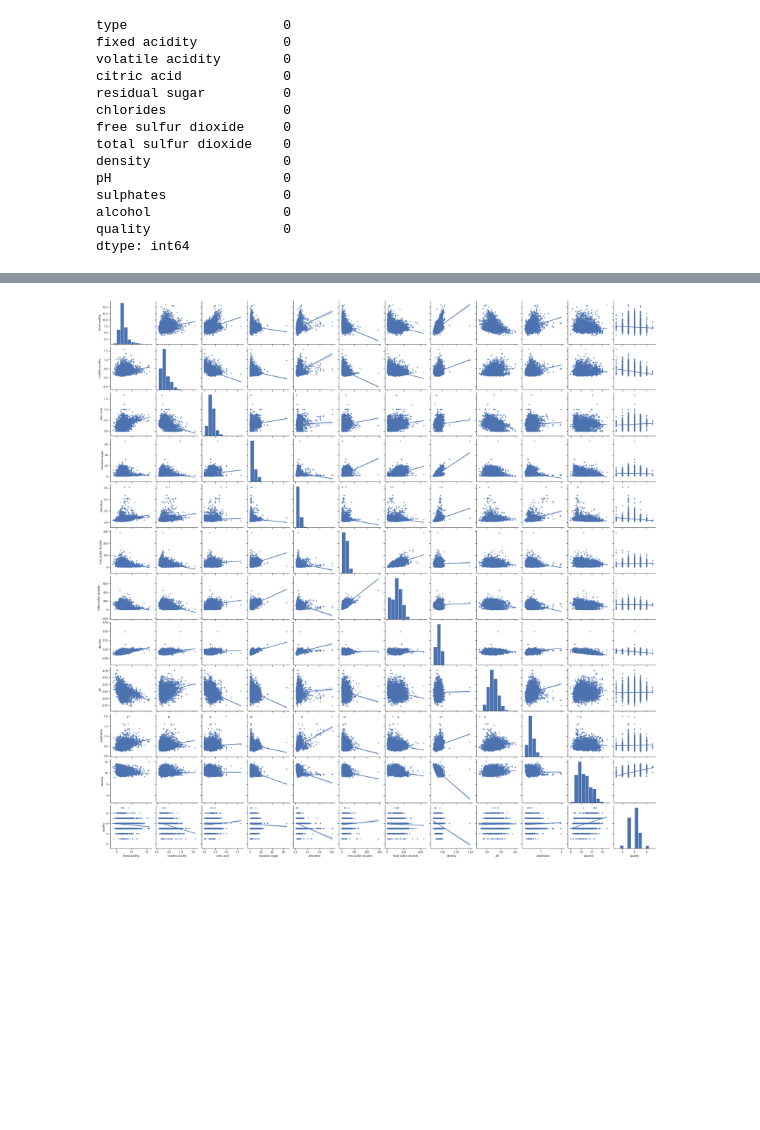
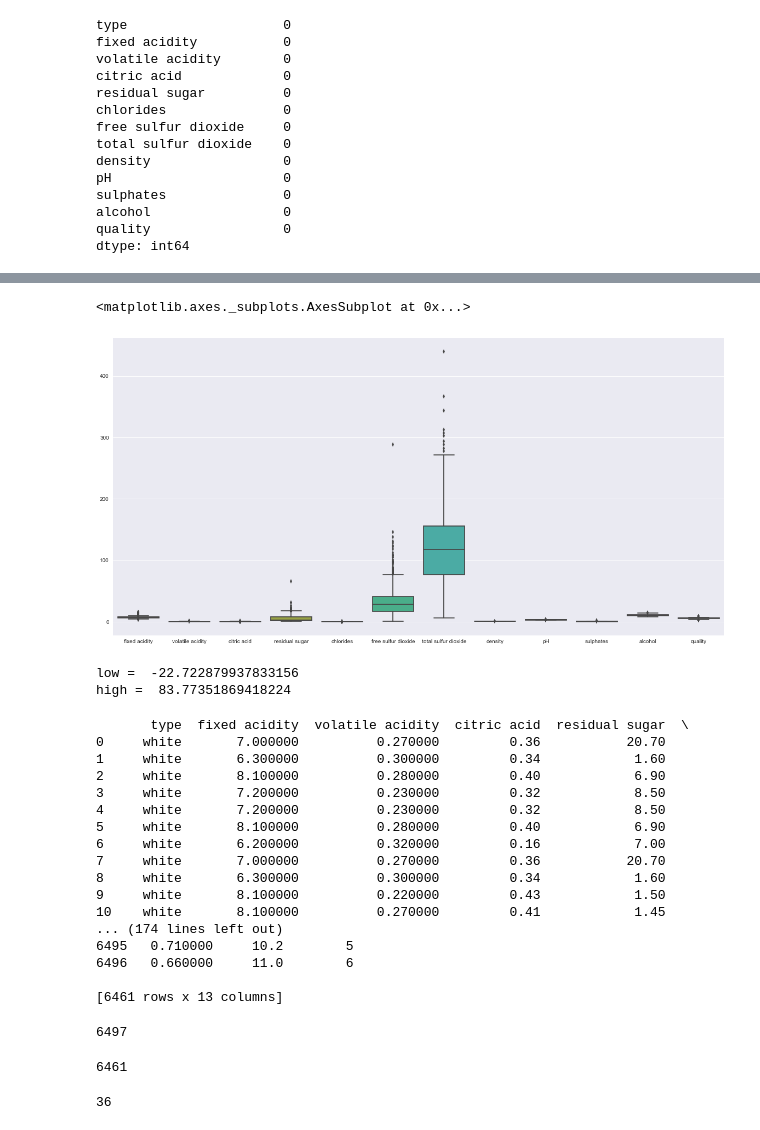
Before and after one commit to Vanditg/Wine-Quality-Analysis-, a Jupyter notebook: Wine_Quality_Analysis.ipynb, the cells around one changed output, grey strips where cells are left out. Saved outputs shown, nothing was run; the diff lists cells and outputs as text; code cells hidden in the pictures; blank space fills up the shorter version.

```diff
--- a/Wine_Quality_Analysis.ipynb
+++ b/Wine_Quality_Analysis.ipynb
@@ -312,6 +365,62 @@ plt.show()
 # %%
-sea.set(style = 'ticks')
-sea.pairplot(data, markers = ['+'], kind = 'reg')
-plt.show()
+#sea.set(style = 'ticks')
+#sea.pairplot(data, markers = ['+'], kind = 'reg')
+#plt.show()
-# %% [output]
-[figure, removed]
+# %%
+'''
+Plotting the box plot for outliers detection.
+Reference - https://seaborn.pydata.org/generated/seaborn.boxplot.html
+'''
+sea.set()
+plt.figure(figsize = (20, 10))
+sea.boxplot(data = data)
+#plt.show()
+# %% [output]
+<matplotlib.axes._subplots.AxesSubplot at 0x...>
+[figure, added]
+# %%
+'''
+Removing outliers for Sulfer Dioxide by defining high and low limit
+Reference - https://machinelearningmastery.com/how-to-use-statistics-to-identify-outliers-in-data/
+'''
+low = data['free sulfur dioxide'].mean() - 3*data['free sulfur dioxide'].std()
+high = data['free sulfur dioxide'].mean() + 3*data['free sulfur dioxide'].std()
+print('low = ', low)
+print('high = ', high)
+# %% [output]
+low =  -22.722879937833156
+high =  83.77351869418224
+# %%
+data_copy = data[(data['free sulfur dioxide'] > low) & (data['free sulfur dioxide'] < high)]
+print(data_copy)
+# %% [output]
+       type  fixed acidity  volatile acidity  citric acid  residual sugar  \
+0     white       7.000000          0.270000         0.36           20.70
+1     white       6.300000          0.300000         0.34            1.60
+2     white       8.100000          0.280000         0.40            6.90
+3     white       7.200000          0.230000         0.32            8.50
+4     white       7.200000          0.230000         0.32            8.50
+5     white       8.100000          0.280000         0.40            6.90
+6     white       6.200000          0.320000         0.16            7.00
+7     white       7.000000          0.270000         0.36           20.70
+8     white       6.300000          0.300000         0.34            1.60
+9     white       8.100000          0.220000         0.43            1.50
+10    white       8.100000          0.270000         0.41            1.45
+... (174 lines left out)
+6495   0.710000     10.2        5
+6496   0.660000     11.0        6
+
+[6461 rows x 13 columns]
+# %%
+data.shape[0]
+# %% [output]
+6497
+# %%
+data_copy.shape[0]
+# %% [output]
+6461
+# %%
+difference = data.shape[0] - data_copy.shape[0]
+difference
+# %% [output]
+36
```
Also changed, not shown: parts of 46 cells of this notebook.
